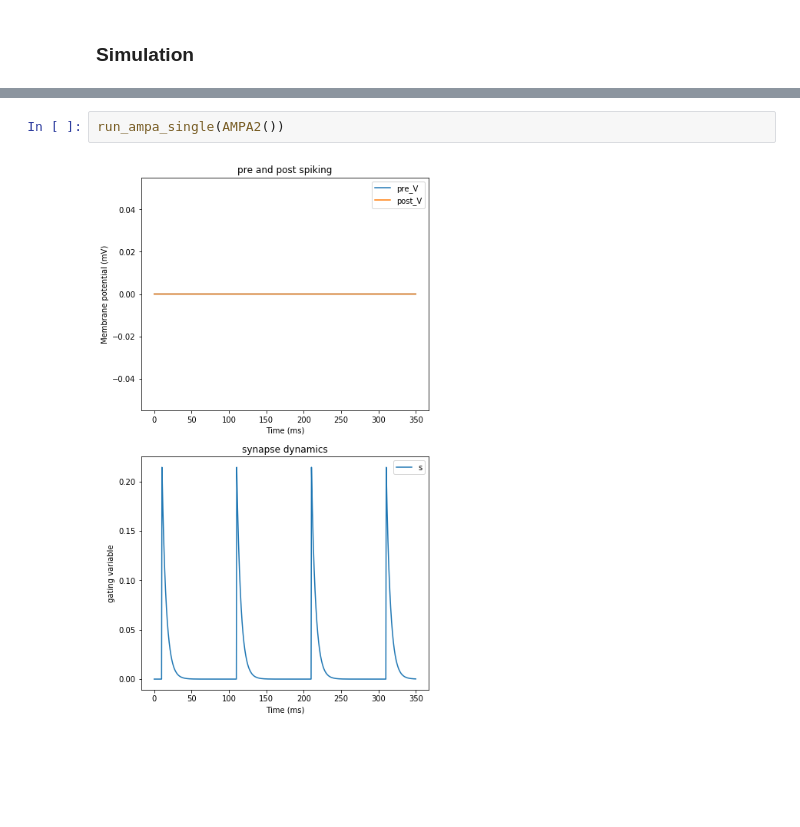
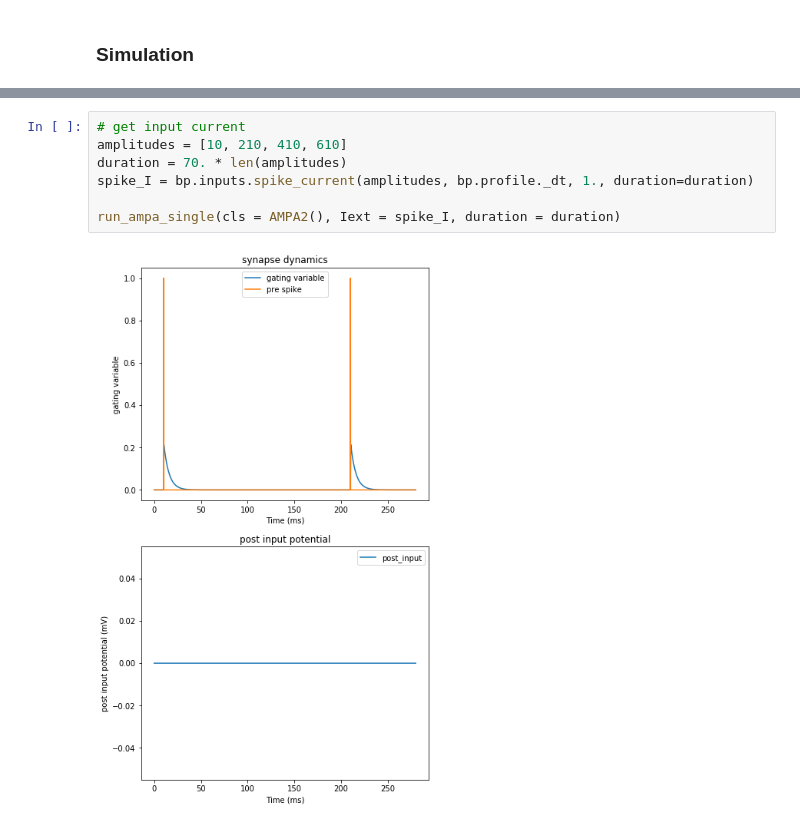
Before and after one commit to Gracewx/BrainPy-Models, a Jupyter notebook: docs/synapses/AMPA.ipynb, the cells around one changed output, grey strips where cells are left out. Cells and saved outputs as stored; diff of their text form; blank space fills up the shorter version.

```diff
--- a/docs/synapses/AMPA.ipynb
+++ b/docs/synapses/AMPA.ipynb
@@ -235,4 +265,9 @@ Run simulation for AMPA1
-# %%
-run_ampa_single(AMPA2())
-# %% [output]
-[figure, removed]
+# %%
+# get input current
+amplitudes = [10, 210, 410, 610]
+duration = 70. * len(amplitudes)
+spike_I = bp.inputs.spike_current(amplitudes, bp.profile._dt, 1., duration=duration)
+
+run_ampa_single(cls = AMPA2(), Iext = spike_I, duration = duration)
+# %% [output]
+[figure, added]
```
Also changed, not shown: parts of 13 cells of this notebook.
